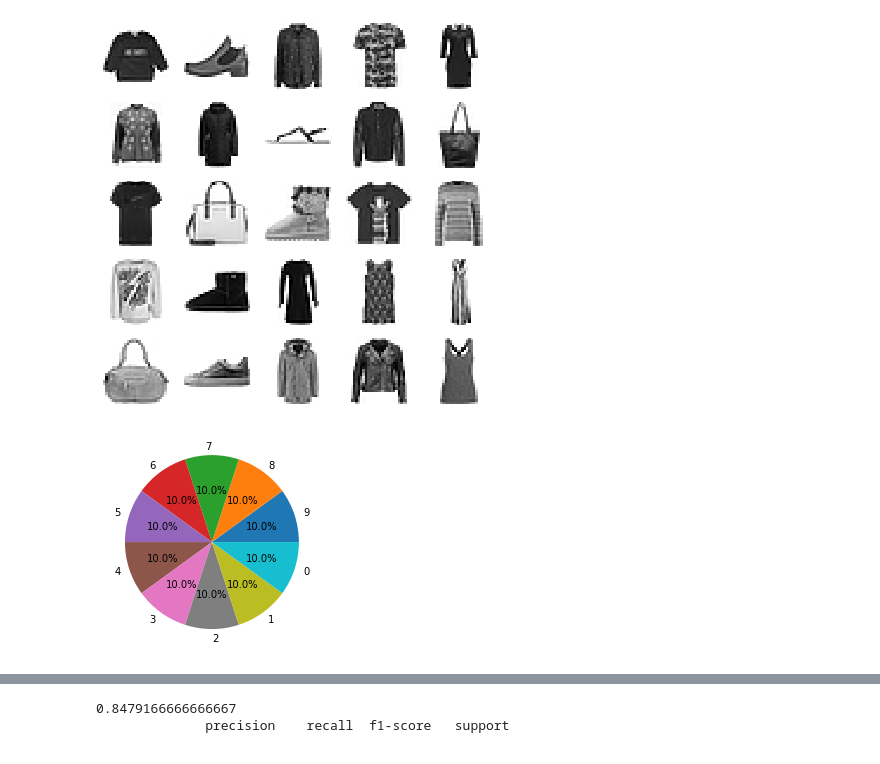
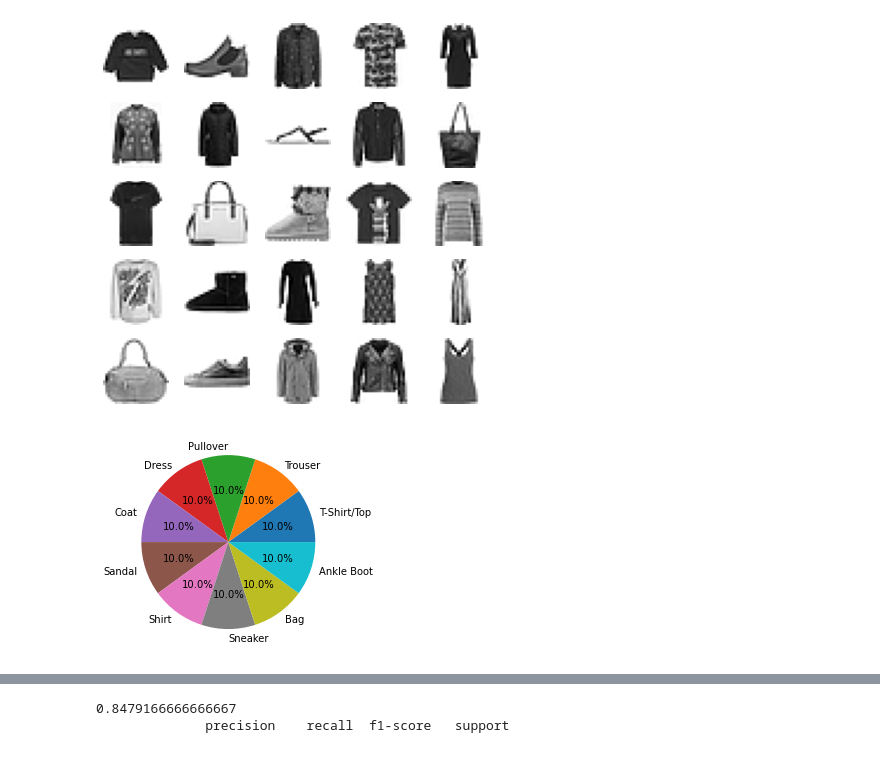
Before and after one commit to Matan-Shimon/Data-Visualization, a Jupyter notebook: Fashion Mnist.ipynb, the cells around one changed output, grey strips where cells are left out. Cells and saved outputs as stored; diff of their text form; code cells hidden in the pictures.

```diff
--- a/Fashion Mnist.ipynb
+++ b/Fashion Mnist.ipynb
@@ -113,9 +113,8 @@ df_test.isnull().sum().sum()
 0
 # %%
 # a function that "translate" a label number to the clothing type it present
-def num_to_name(label):
-    labeled = label.copy()
-    mapping = {0 :'T-Shirt/Top',
+def label_numbers_to_clothes(lables):
+    casting = {0 :'T-Shirt/Top',
     1 :'Trouser',
     2 :'Pullover',
     3 :'Dress',
@@ -125,8 +124,8 @@ def num_to_name(label):
     7 :'Sneaker',
     8 :'Bag',
     9 :'Ankle Boot'}
-    labeled = label.map(mapping)
-    return labeled
+    label_copy = lables.copy().map(casting)
+    return label_copy
 # %%
 # number of different lables (clothes)
 df_train['label'].unique()
@@ -155,11 +154,12 @@ plt.show()
 # %%
 items_dict = dict(target.value_counts())
 lables = items_dict.keys()
+lables = pd.Series(lables)
 targets = items_dict.values()
-plt.pie(targets, labels=lables, autopct='%1.1f%%')
+plt.pie(targets, labels=label_numbers_to_clothes(lables), autopct='%1.1f%%')
 plt.show()
 # %% [output]
-[figure, old version]
+[figure, new version]
 # %%
 # As we can see, each label number (clothing type) has the same data percent as everyone else,
 # means that the data is perfectly balanced
```
Also changed, not shown: parts of 15 cells of this notebook.
